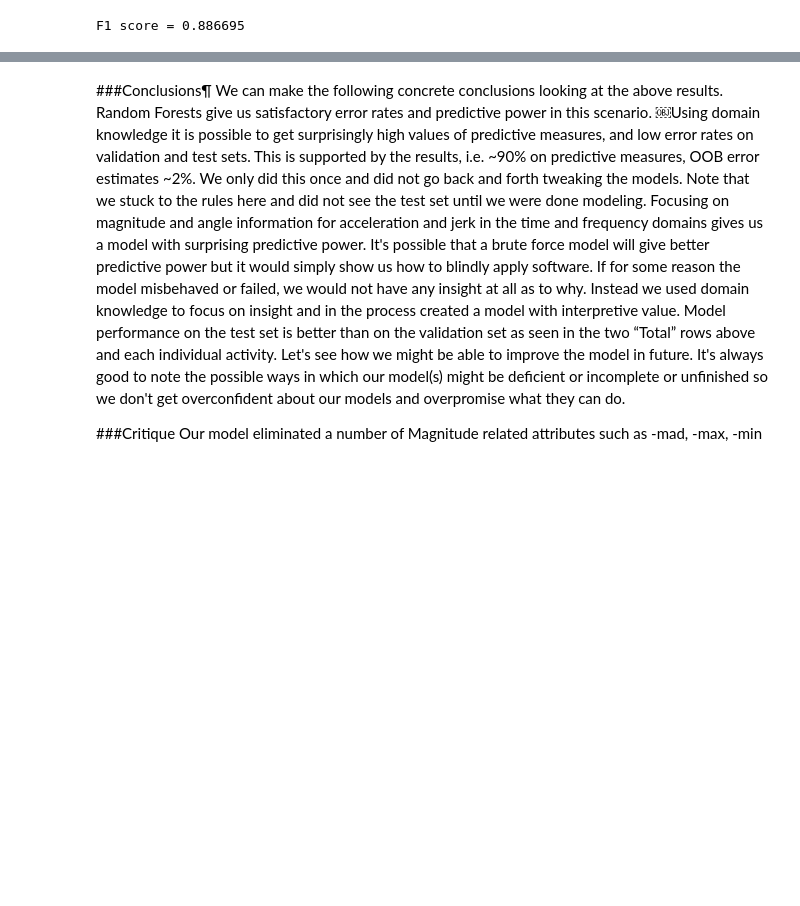
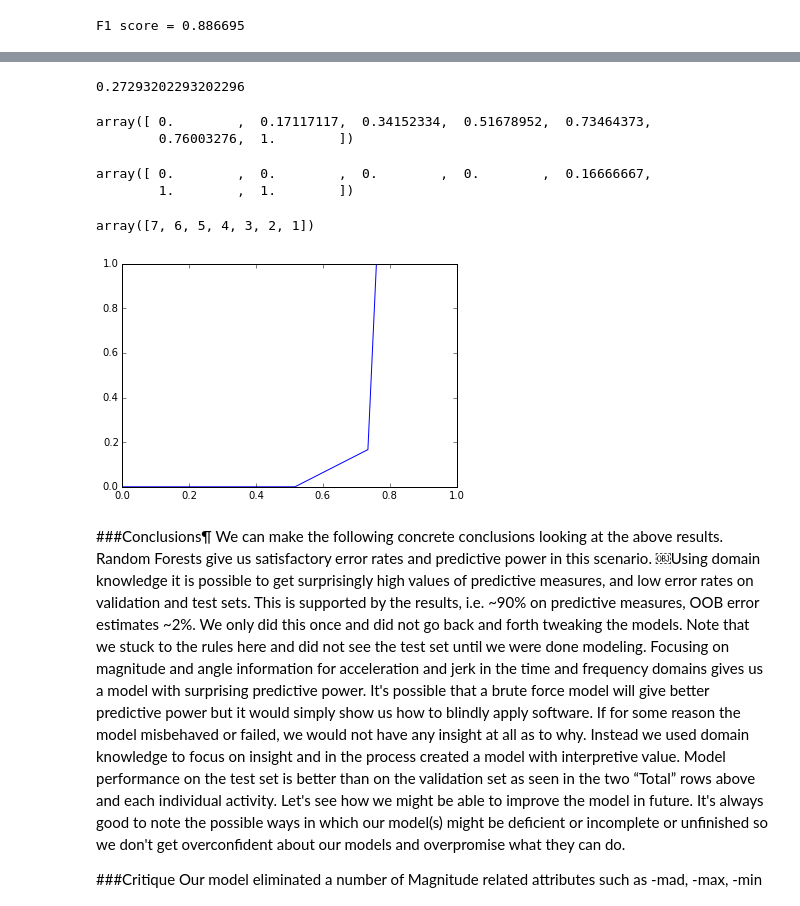
Before and after one commit to molliemarie/Thinkful-Data-Science-Projects, a Jupyter notebook: Unit4/random_forest.ipynb, the cells around one changed output, grey strips where cells are left out. Saved outputs shown, nothing was run; the diff lists cells and outputs as text; code cells hidden in the pictures; blank space fills up the shorter version.

```diff
--- a/Unit4/random_forest.ipynb
+++ b/Unit4/random_forest.ipynb
@@ -357,0 +306,4 @@ F1 score = 0.886695
+# %%
+metrics.auc(fpr, tpr)
+# %% [output]
+0.27293202293202296
@@ -358,3 +312,23 @@ F1 score = 0.886695
+# %%
+fpr
+# %% [output]
+array([ 0.        ,  0.17117117,  0.34152334,  0.51678952,  0.73464373,
+        0.76003276,  1.        ])
+# %%
+tpr
+# %% [output]
+array([ 0.        ,  0.        ,  0.        ,  0.        ,  0.16666667,
+        1.        ,  1.        ])
+# %%
+thresholds
+# %% [output]
+array([7, 6, 5, 4, 3, 2, 1])
+# %%
+%matplotlib inline
+pl.plot(fpr,tpr)
+pl.show()
+# %% [output]
+[figure, added]
 # %% [markdown]
 ###Conclusions¶
 We can make the following concrete conclusions looking at the above results.
```
Also changed, not shown: parts of 18 cells of this notebook, 2 other files.
